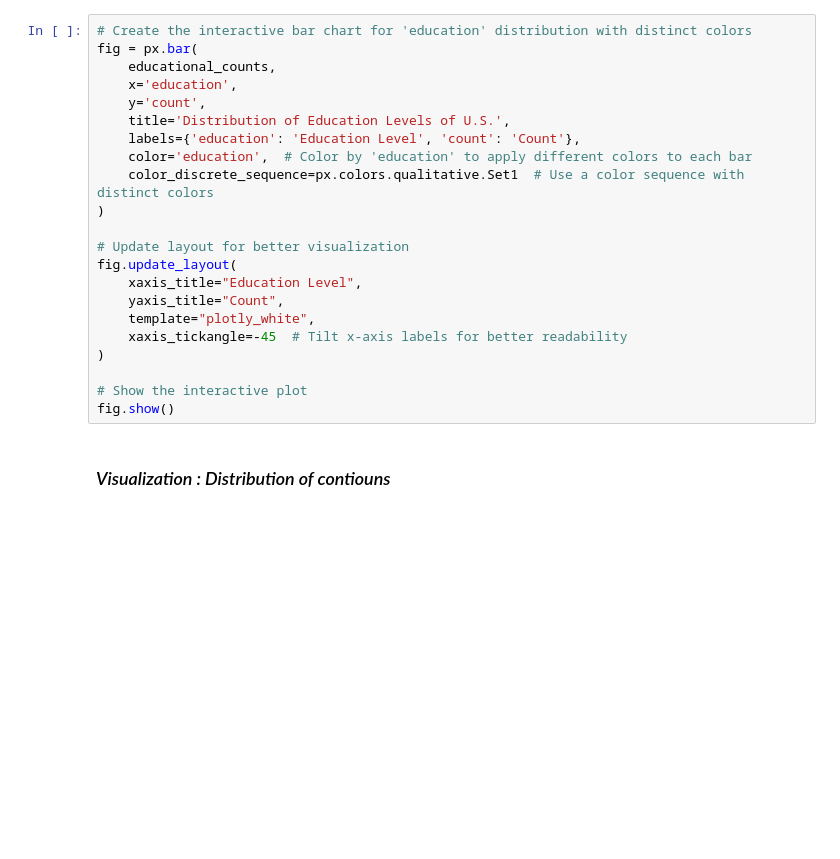
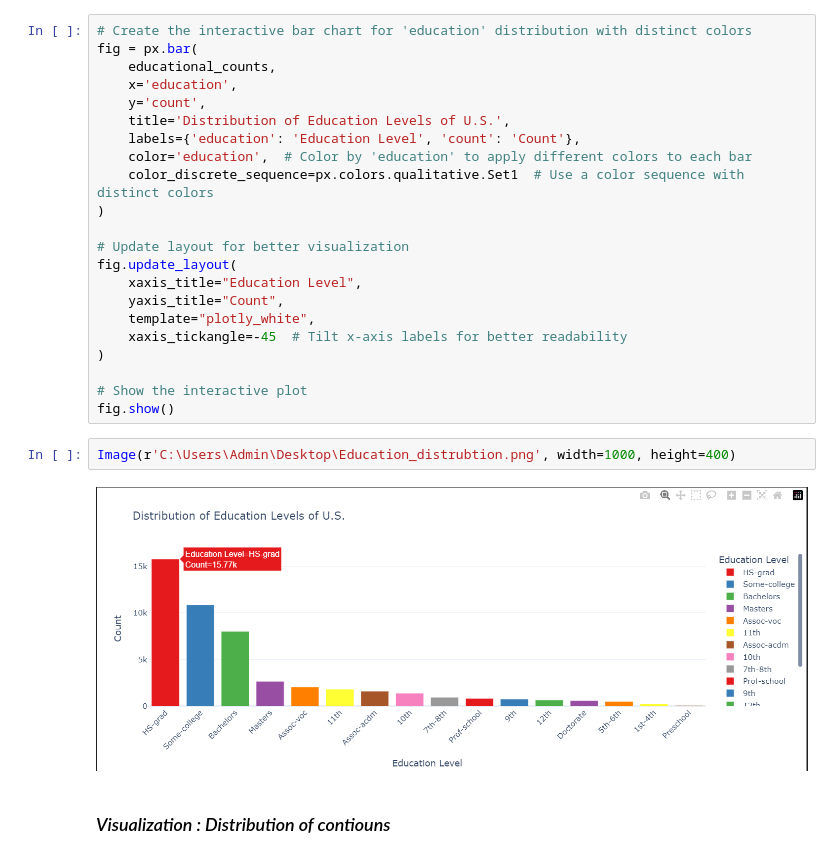
Before and after one commit to SnitTeshome/PRODIGY_DS_01, a Jupyter notebook: Adult_data.ipynb, the cells around one changed output. Cells and saved outputs as stored; diff of their text form; blank space fills up the shorter version.

```diff
--- a/Adult_data.ipynb
+++ b/Adult_data.ipynb
@@ -283,6 +288,10 @@ fig.update_layout(
 
 # Show the interactive plot
 fig.show()
+# %%
+Image(r'C:\Users\Admin\Desktop\Education_distrubtion.png', width=1000, height=400)
+# %% [output]
+[figure, added]
 # %% [markdown]
 ### *Visualization : Distribution of contiouns*
 # %% [markdown]
```
Also changed, not shown: parts of 1 cell of this notebook.
